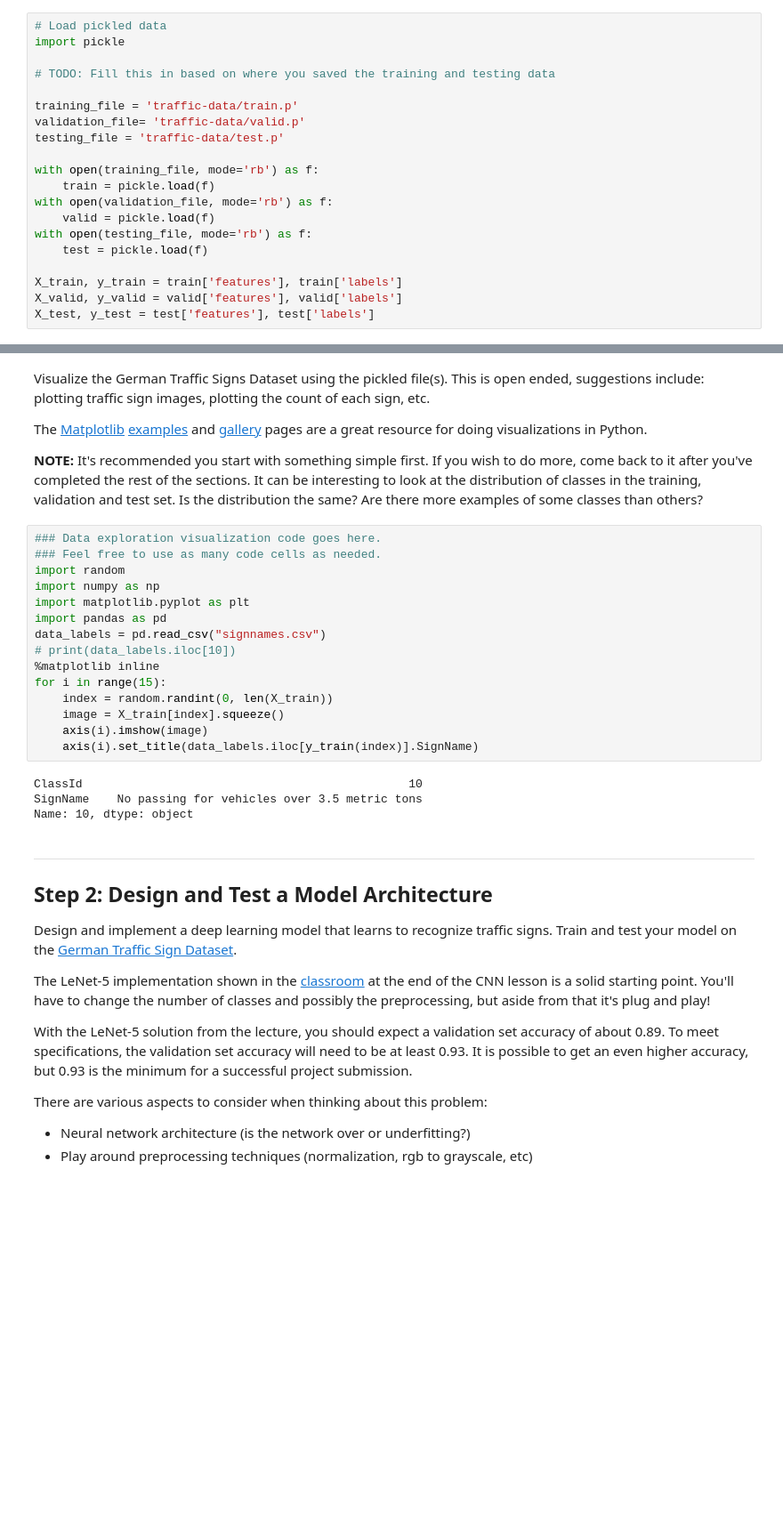
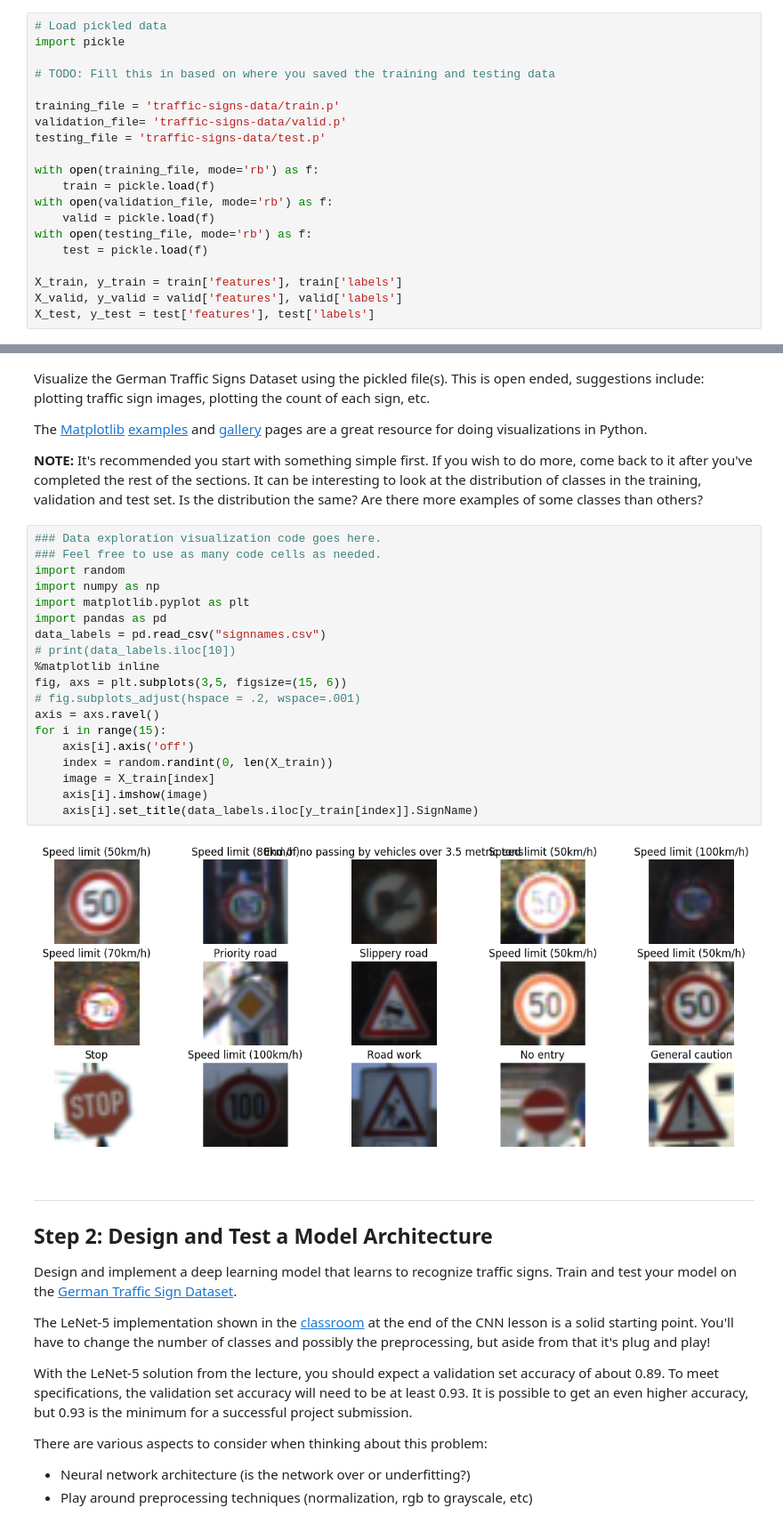
Before and after one commit to JohnQii/Traffic_Sign_Classifier-term1, a Jupyter notebook: Traffic_Sign_Classifier.ipynb, the cells around one changed output, grey strips where cells are left out. Shown at 89% size. Drawn from its saved outputs; the diff is of its cells as text; blank space fills up the shorter version.

```diff
--- a/Traffic_Sign_Classifier.ipynb
+++ b/Traffic_Sign_Classifier.ipynb
@@ -25,9 +25,9 @@ import pickle
 
 # TODO: Fill this in based on where you saved the training and testing data
 
-training_file = 'traffic-data/train.p'
-validation_file= 'traffic-data/valid.p'
-testing_file = 'traffic-data/test.p'
+training_file = 'traffic-signs-data/train.p'
+validation_file= 'traffic-signs-data/valid.p'
+testing_file = 'traffic-signs-data/test.p'
 
 with open(training_file, mode='rb') as f:
     train = pickle.load(f)
@@ -92,22 +116,24 @@ The [Matplotlib](http://matplotlib.org/) [examples](http://matplotlib.org/exampl
 # %%
 ### Data exploration visualization code goes here.
 ### Feel free to use as many code cells as needed.
 import random
 import numpy as np
 import matplotlib.pyplot as plt
 import pandas as pd
 data_labels = pd.read_csv("signnames.csv")
 # print(data_labels.iloc[10])
 %matplotlib inline
+fig, axs = plt.subplots(3,5, figsize=(15, 6))
+# fig.subplots_adjust(hspace = .2, wspace=.001)
+axis = axs.ravel()
 for i in range(15):
+    axis[i].axis('off')
     index = random.randint(0, len(X_train))
-    image = X_train[index].squeeze()
-    axis(i).imshow(image)
-    axis(i).set_title(data_labels.iloc[y_train(index)].SignName)
+    image = X_train[index]
+    axis[i].imshow(image)
+    axis[i].set_title(data_labels.iloc[y_train[index]].SignName)
 # %% [output]
-ClassId                                               10
-SignName    No passing for vehicles over 3.5 metric tons
-Name: 10, dtype: object
+[figure, added]
 # %% [markdown]
 ----
 
```
Also changed, not shown: parts of 16 cells of this notebook.
